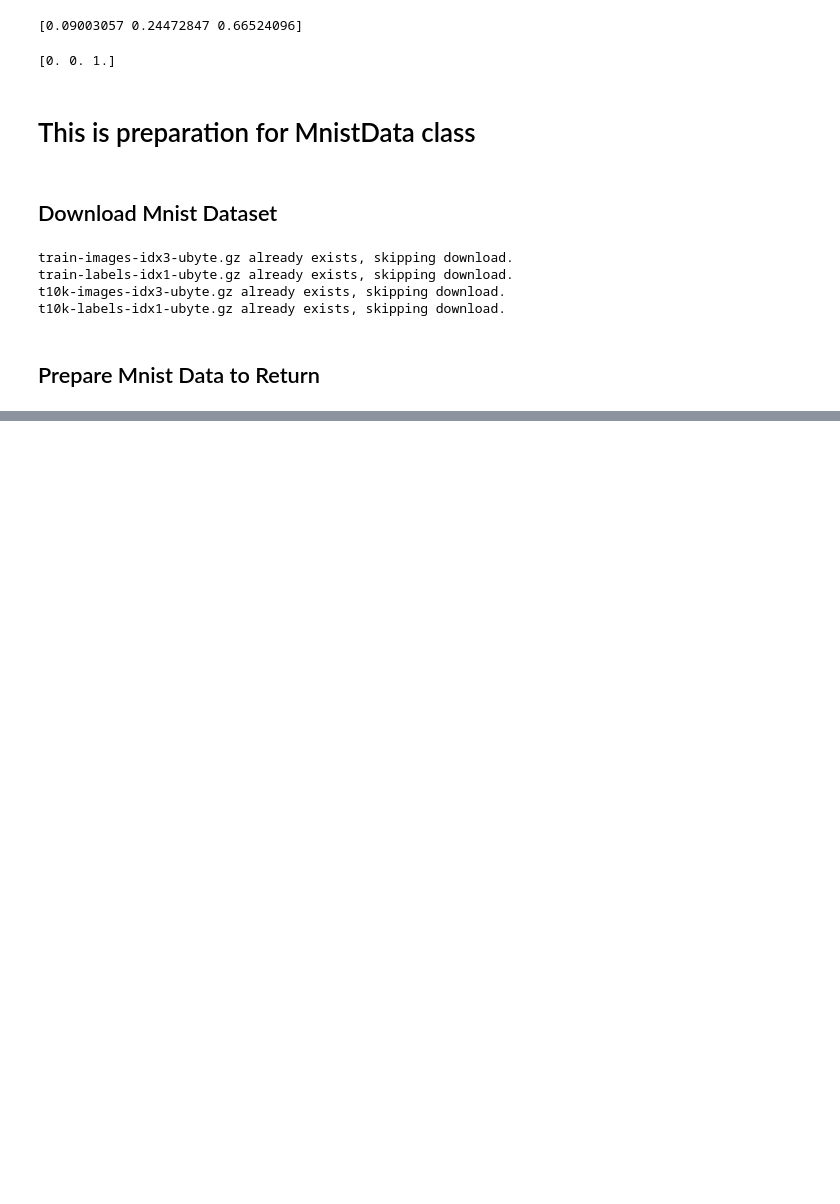
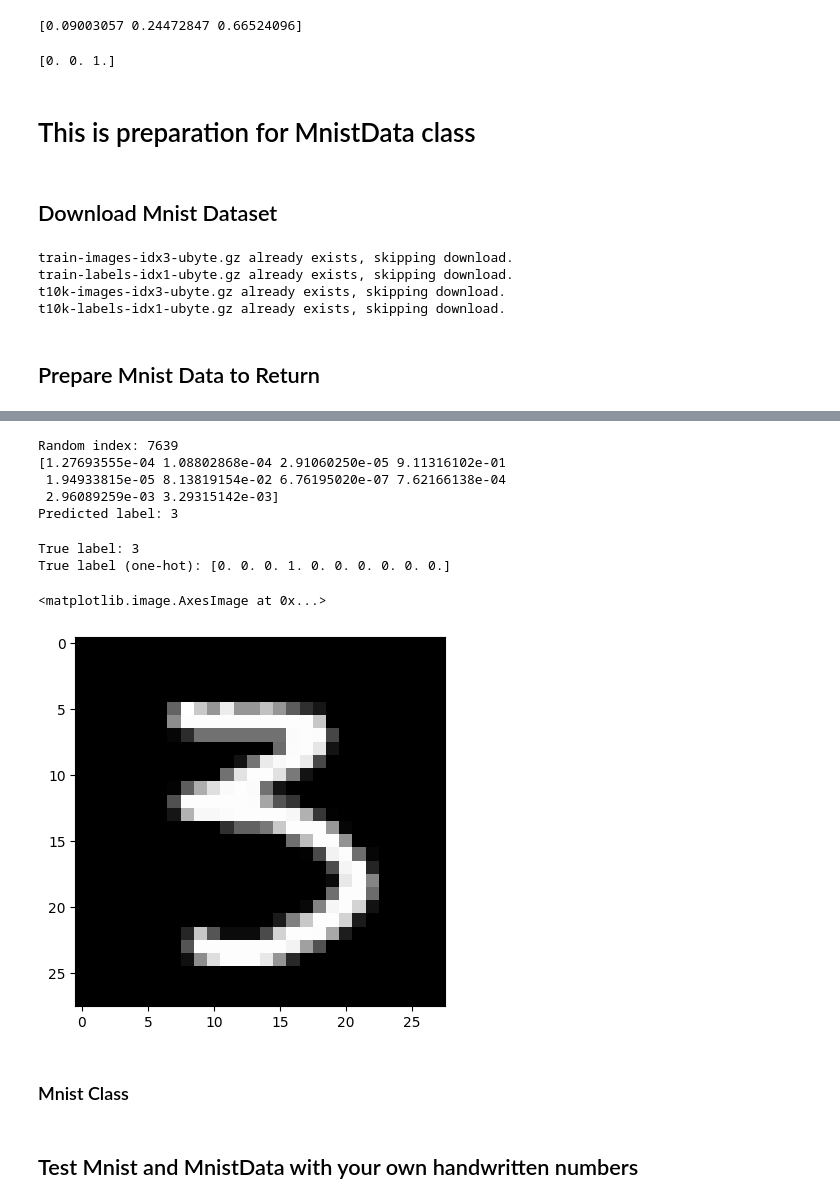
Before and after one commit to jaerock-hy/2026-embodied-ai-code, a Jupyter notebook: module05/module05.ipynb, the cells around one changed output, grey strips where cells are left out. Drawn from its saved outputs; the diff is of its cells as text; code cells hidden in the pictures; blank space fills up the shorter version.

```diff
--- a/module05/module05.ipynb
+++ b/module05/module05.ipynb
@@ -193,0 +358,29 @@ plt.show()
+# %%
+# test the forward function with a random index from the test set
+num = random.randint(0, x_test_norm.shape[0] - 1)
+print(f'Random index: {num}')
+# print the predicted label and the true label for the random index
+y_pred = forward(net, x_test_norm[num])
+print(y_pred)
+print(f'Predicted label: {np.argmax(y_pred)}')
+# %% [output]
+Random index: 7639
+[1.27693555e-04 1.08802868e-04 2.91060250e-05 9.11316102e-01
+ 1.94933815e-05 8.13819154e-02 6.76195020e-07 7.62166138e-04
+ 2.96089259e-03 3.29315142e-03]
+Predicted label: 3
+# %%
+# print the true label for the random index
+print(f'True label: {y_test[num]}')
+print(f'True label (one-hot): {y_test_one_hot[num]}')
+# %% [output]
+True label: 3
+True label (one-hot): [0. 0. 0. 1. 0. 0. 0. 0. 0. 0.]
+# %%
+# plot the image corresponding to the random index
+plt.imshow(x_test_norm[num].reshape(28, 28), cmap='gray')
+# %% [output]
+<matplotlib.image.AxesImage at 0x...>
+[figure, added]
+# %% [markdown]
+### Mnist Class
@@ -193,0 +428,2 @@ plt.show()
+# %% [markdown]
+## Test Mnist and MnistData with your own handwritten numbers
```
Also changed, not shown: parts of 37 cells of this notebook, 4 other files.
